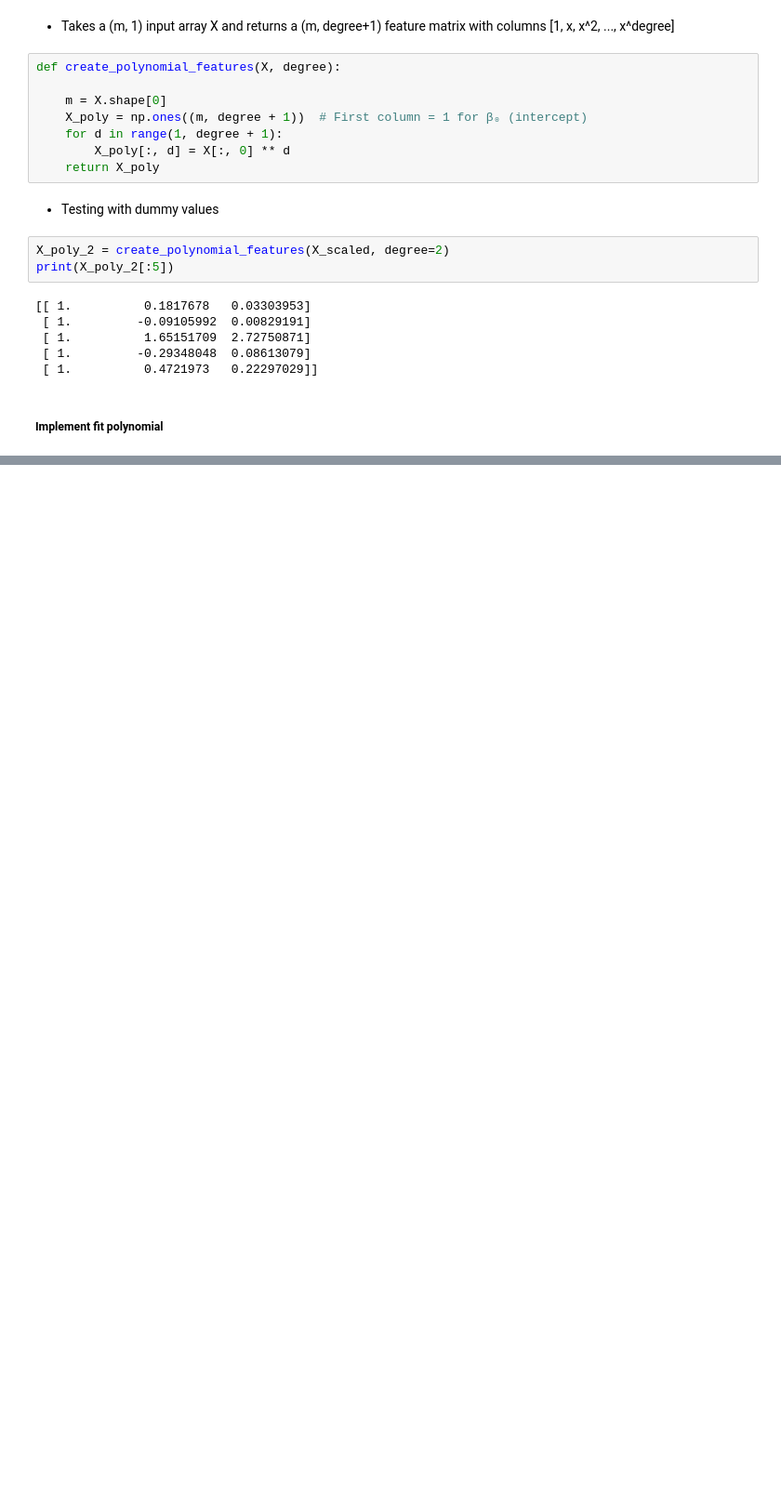
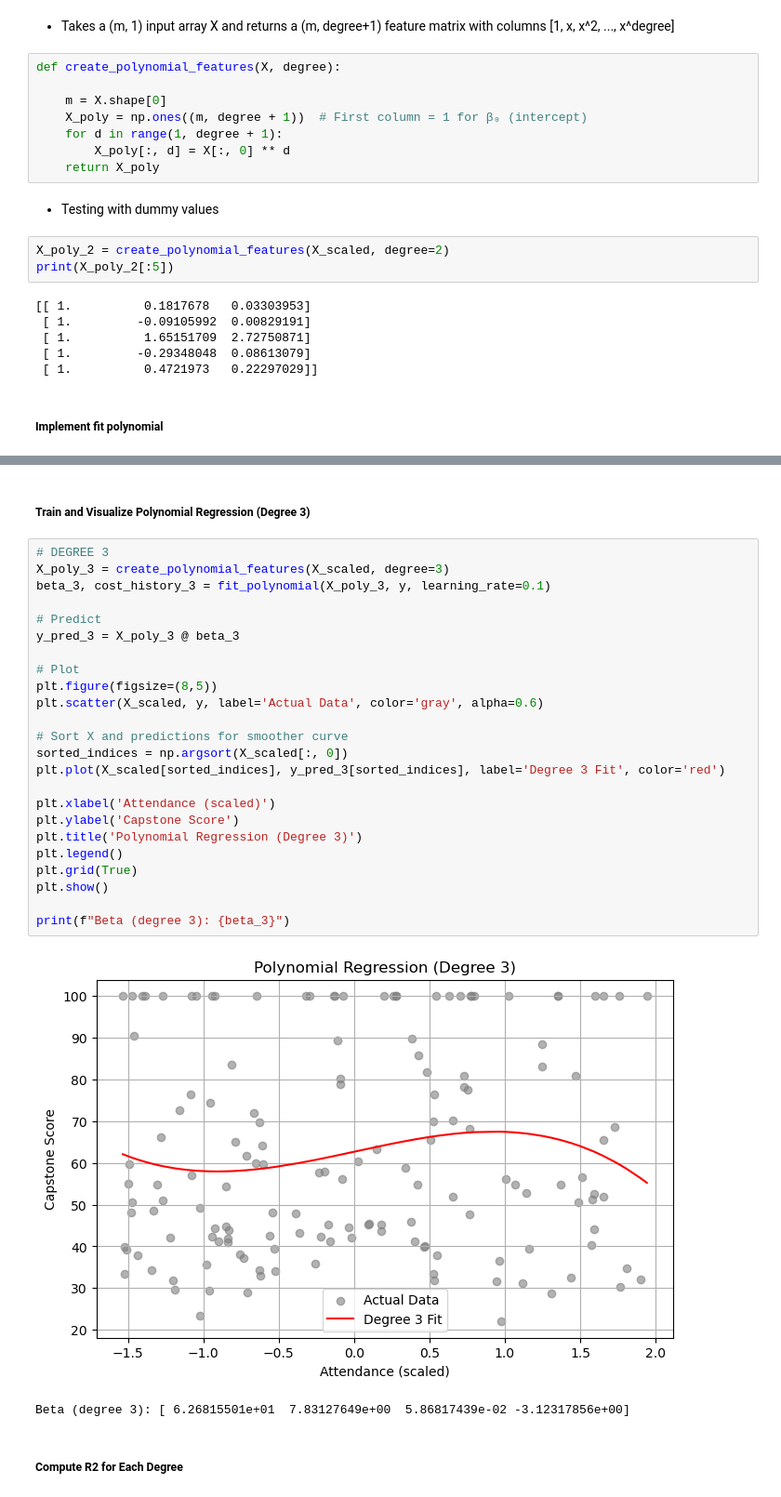
Before and after one commit to jsm-jayakodi/Capstone_mini_project_00, a Jupyter notebook: notebook_2.ipynb, the cells around one changed output, grey strips where cells are left out. Shown: that part at 93% size. Saved outputs shown, nothing was run; the diff lists cells and outputs as text; blank space fills up the shorter version.

```diff
--- a/notebook_2.ipynb
+++ b/notebook_2.ipynb
@@ -57,0 +131,31 @@ print(X_poly_2[:5])
+# %% [markdown]
+##### Train and Visualize Polynomial Regression (Degree 3)
+# %%
+# DEGREE 3
+X_poly_3 = create_polynomial_features(X_scaled, degree=3)
+beta_3, cost_history_3 = fit_polynomial(X_poly_3, y, learning_rate=0.1)
+
+# Predict
+y_pred_3 = X_poly_3 @ beta_3
+
+# Plot
+plt.figure(figsize=(8,5))
+plt.scatter(X_scaled, y, label='Actual Data', color='gray', alpha=0.6)
+
+# Sort X and predictions for smoother curve
+sorted_indices = np.argsort(X_scaled[:, 0])
+plt.plot(X_scaled[sorted_indices], y_pred_3[sorted_indices], label='Degree 3 Fit', color='red')
+
+plt.xlabel('Attendance (scaled)')
+plt.ylabel('Capstone Score')
+plt.title('Polynomial Regression (Degree 3)')
+plt.legend()
+plt.grid(True)
+plt.show()
+
+print(f"Beta (degree 3): {beta_3}")
+# %% [output]
+[figure, added]
+Beta (degree 3): [ 6.26815501e+01  7.83127649e+00  5.86817439e-02 -3.12317856e+00]
+# %% [markdown]
+##### Compute R2 for Each Degree
```
Also changed, not shown: parts of 7 cells of this notebook.
